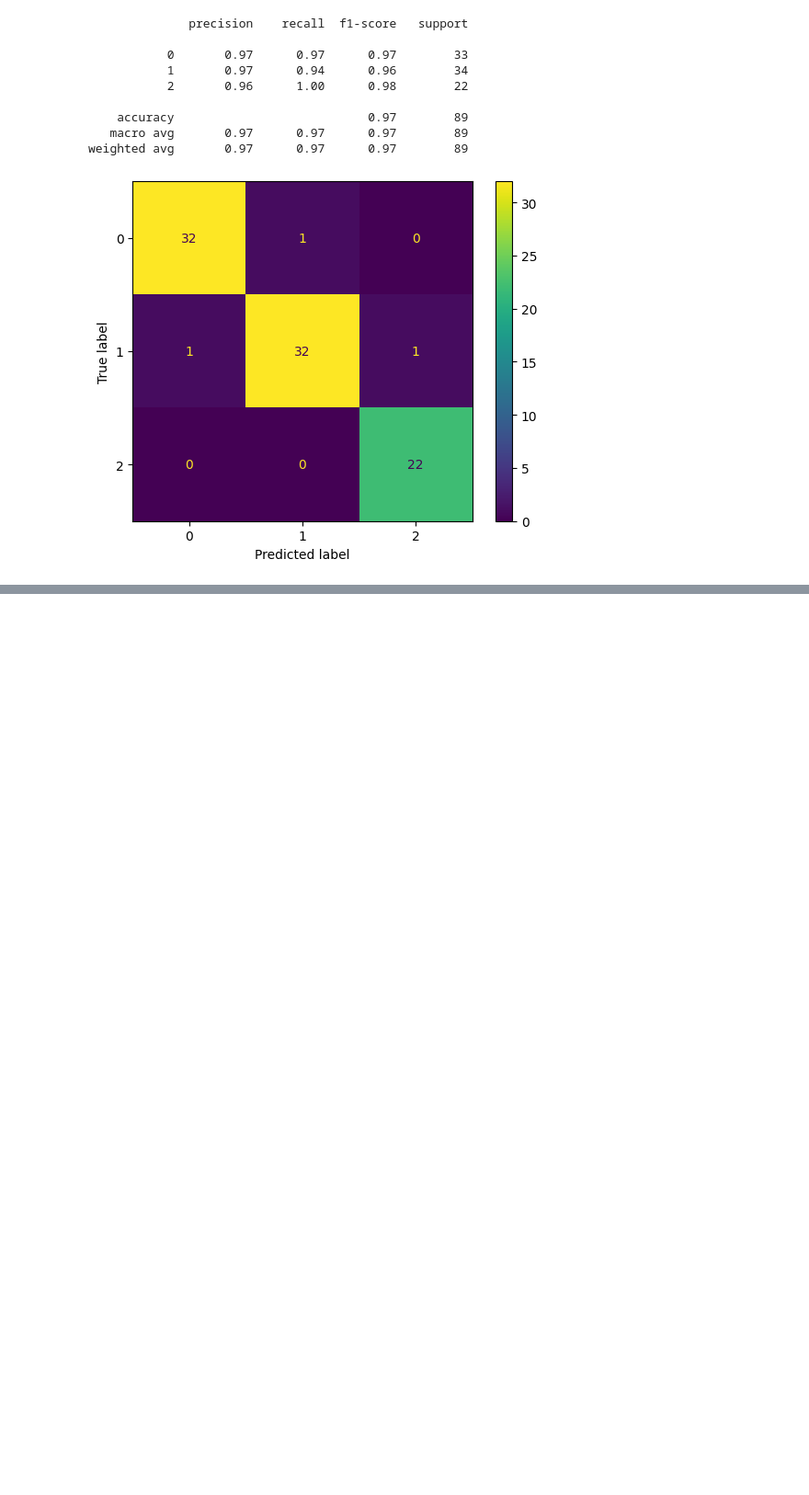
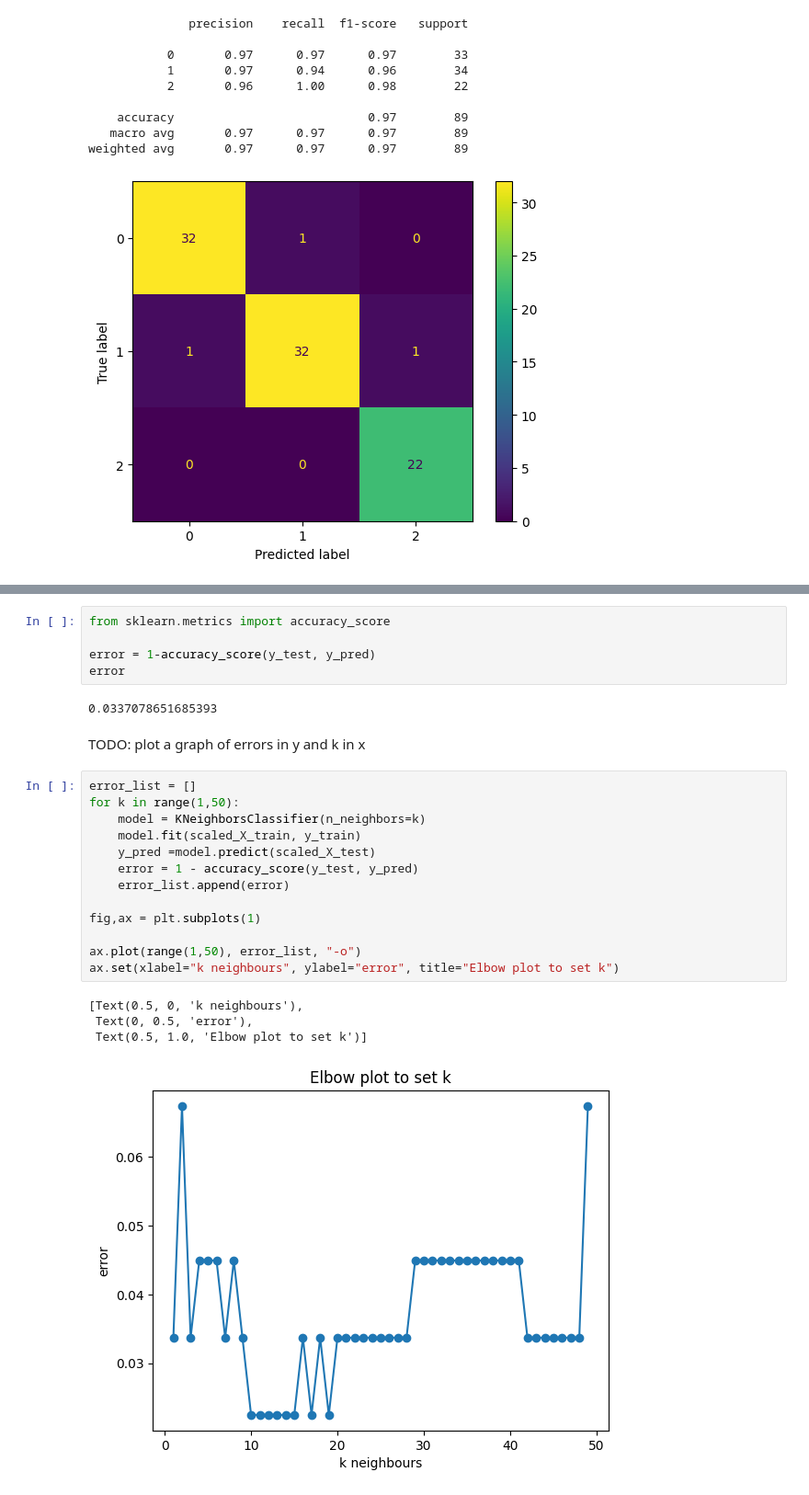
Before and after one commit to StefanLundberg77/ai_engineering_stefan_lundberg, a Jupyter notebook: code-alongs/05_knn/knn.ipynb, the cells around one changed output, grey strips where cells are left out. Shown at 92% size. Saved outputs shown, nothing was run; the diff lists cells and outputs as text; blank space fills up the shorter version.

Commit message:
elbow plot

```diff
--- a/code-alongs/05_knn/knn.ipynb
+++ b/code-alongs/05_knn/knn.ipynb
@@ -200,0 +215,27 @@ weighted avg       0.97      0.97      0.97        89
+# %%
+from sklearn.metrics import accuracy_score
+
+error = 1-accuracy_score(y_test, y_pred)
+error
+# %% [output]
+0.0337078651685393
+# %% [markdown]
+TODO: plot a graph of errors in y and k in x
+# %%
+error_list = []
+for k in range(1,50):
+    model = KNeighborsClassifier(n_neighbors=k)
+    model.fit(scaled_X_train, y_train)
+    y_pred =model.predict(scaled_X_test)
+    error = 1 - accuracy_score(y_test, y_pred)
+    error_list.append(error)
+
+fig,ax = plt.subplots(1)
+
+ax.plot(range(1,50), error_list, "-o")
+ax.set(xlabel="k neighbours", ylabel="error", title="Elbow plot to set k")
+# %% [output]
+[Text(0.5, 0, 'k neighbours'),
+ Text(0, 0.5, 'error'),
+ Text(0.5, 1.0, 'Elbow plot to set k')]
+[figure, added]
```
Also changed, not shown: parts of 6 cells of this notebook, 1 other file.
